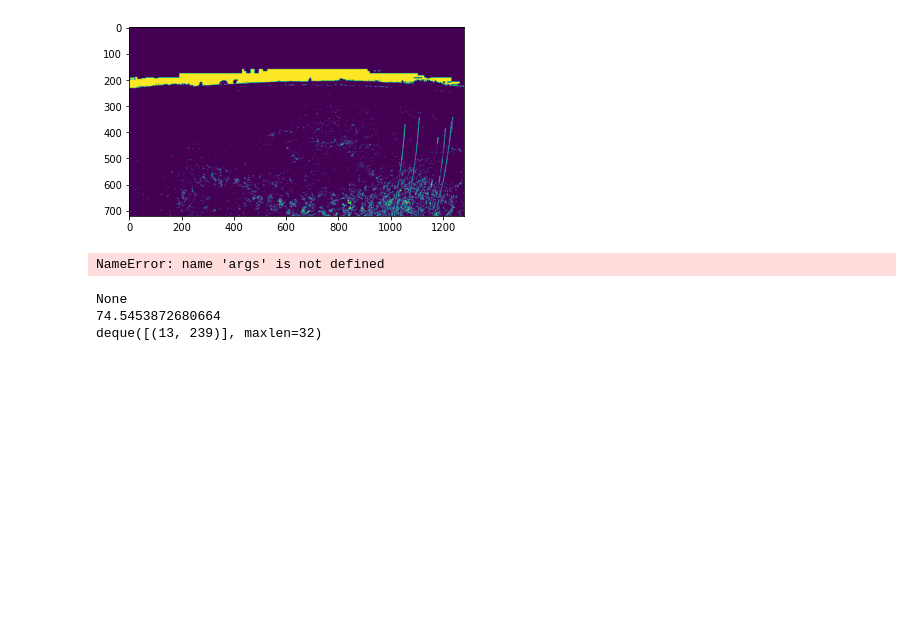
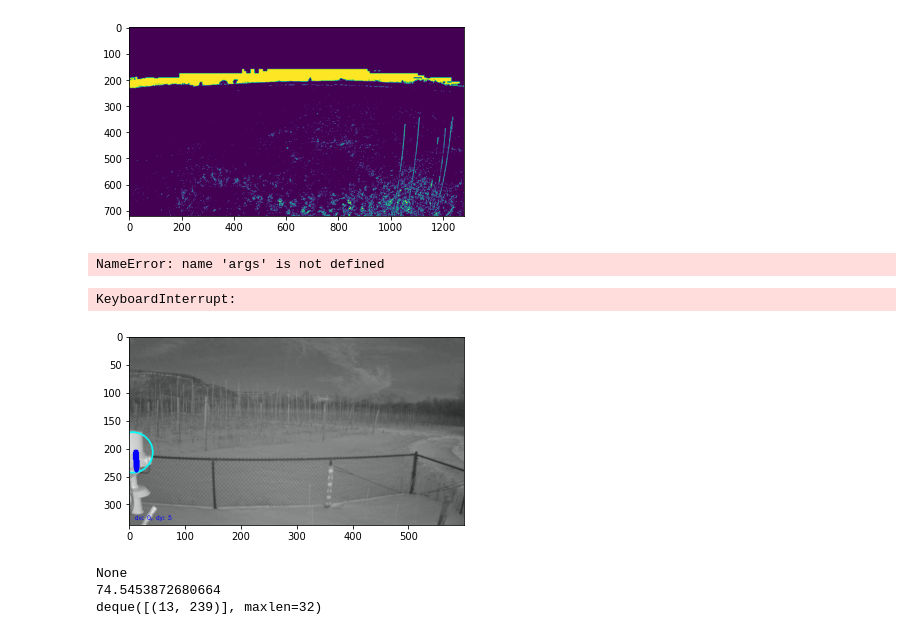
Before and after one commit to arnoldas500/clouds_detection, a Jupyter notebook: obj_dir.ipynb, the cells around one changed output. Cells and saved outputs as stored; diff of their text form; code cells hidden in the pictures; blank space fills up the shorter version.

Commit message:
follow white in video works with direction (choppy)

```diff
--- a/obj_dir.ipynb
+++ b/obj_dir.ipynb
@@ -96,33 +98,86 @@ while True:
     mask = cv2.inRange(hsv, lower_white, higher_white)
     mask = cv2.erode(mask, None, iterations=2)
     mask = cv2.dilate(mask, None, iterations=2)
     # find contours in the mask and initialize the current
     # (x, y) center of the ball
     cnts = cv2.findContours(mask.copy(), cv2.RETR_EXTERNAL,
         cv2.CHAIN_APPROX_SIMPLE)
     cnts = imutils.grab_contours(cnts)
     #print(len(cnts))
     center = None
         # only proceed if at least one contour was found
     #print(frame)
     if len(cnts) > 0:
         # find the largest contour in the mask, then use
         # it to compute the minimum enclosing circle and
         # centroid
         c = max(cnts, key=cv2.contourArea)
         ((x, y), radius) = cv2.minEnclosingCircle(c)
         M = cv2.moments(c)
         center = (int(M["m10"] / M["m00"]), int(M["m01"] / M["m00"]))
         # only proceed if the radius meets a minimum size
         #print(radius)
         if radius > 10:
             # draw the circle and centroid on the frame,
             # then update the list of tracked points
             cv2.circle(frame, (int(x), int(y)), int(radius),
                 (0, 255, 255), 2)
             cv2.circle(frame, center, 5, (0, 0, 255), -1)
             pts.appendleft(center)
             #print(pts)
+            	# loop over the set of tracked points
+    for i in np.arange(1, len(pts)):
+        # if either of the tracked points are None, ignore
+        # them
+        if pts[i - 1] is None or pts[i] is None:
+            continue
+        # check to see if enough points have been accumulated in
+        # the buffer
+        if counter >= 10 and i == 1 and pts[-10] is not None:
+            # compute the difference between the x and y
+            # coordinates and re-initialize the direction
+            # text variables
+            dX = pts[-10][0] - pts[i][0]
+            dY = pts[-10][1] - pts[i][1]
+            (dirX, dirY) = ("", "")
+            # ensure there is significant movement in the
+            # x-direction
+            if np.abs(dX) > 20:
+                dirX = "East" if np.sign(dX) == 1 else "West"
+            # ensure there is significant movement in the
+            # y-direction
+            if np.abs(dY) > 20:
+                dirY = "North" if np.sign(dY) == 1 else "South"
+            # handle when both directions are non-empty
+            if dirX != "" and dirY != "":
+                direction = "{}-{}".format(dirY, dirX)
+            # otherwise, only one direction is non-empty
+            else:
+                    direction = dirX if dirX != "" else dirY
+            # otherwise, compute the thickness of the line and
+#         print("drwing")# draw the connecting lines
+        thickness = int(np.sqrt(32 / float(i + 1)) * 2.5)
+        cv2.line(frame, pts[i - 1], pts[i], (0, 0, 255), thickness)
+    # show the movement deltas and the direction of movement on
+#     print(frame)# the frame
+    cv2.putText(frame, direction, (10, 30), cv2.FONT_HERSHEY_SIMPLEX,
+        0.65, (0, 0, 255), 3)
+    cv2.putText(frame, "dx: {}, dy: {}".format(dX, dY),
+        (10, frame.shape[0] - 10), cv2.FONT_HERSHEY_SIMPLEX,
+        0.35, (0, 0, 255), 1)
+    # show the frame to our screen and increment the frame counter
+#     cv2.imshow("Frame", frame)
+    plt.imshow(frame)
+#     Video(frame)
+    display.clear_output(wait=True)
+    display.display(plt.gcf())
+#     key = cv2.waitKey(1) & 0xFF
+#     key += 1
+    counter += 1
+vs.release()
+# %% [output]
+KeyboardInterrupt:
+[figure, added]
 # %%
 # %% [output]
 None
```
Also changed, not shown: parts of 3 cells of this notebook, 1 other file.
